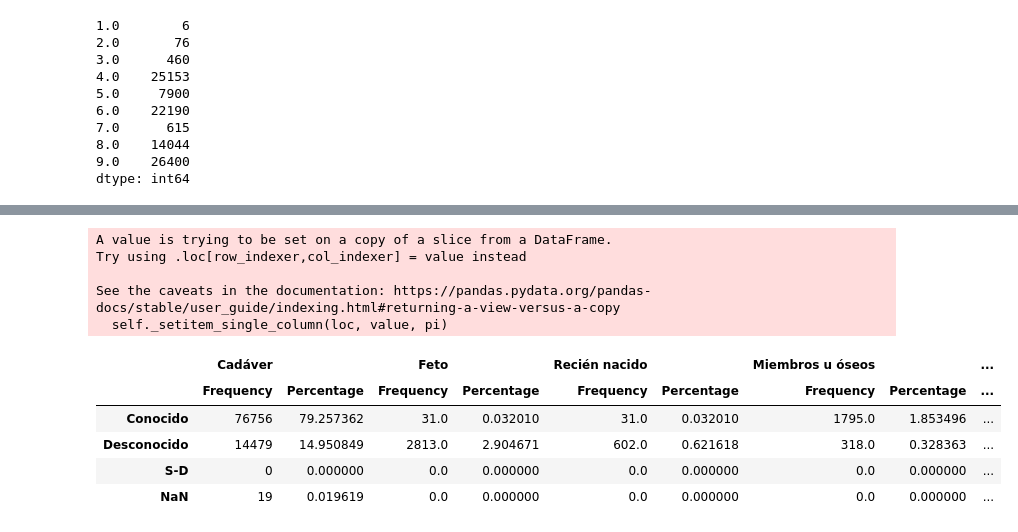
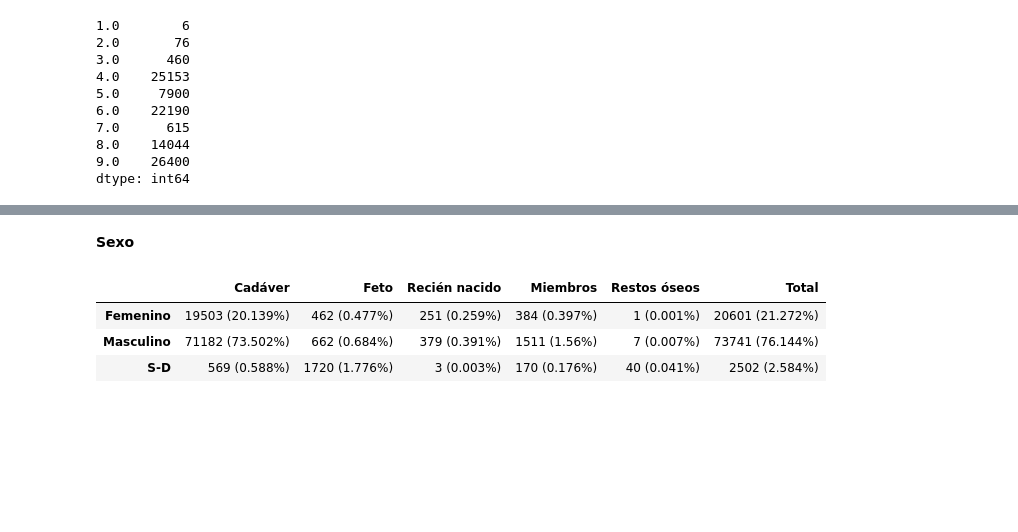
Before and after one commit to mar-esther23/SEMEFO_busqueda, a Jupyter notebook: HBO_analisis.ipynb, the cells around one changed output, grey strips where cells are left out. Cells and saved outputs as stored; diff of their text form; code cells hidden in the pictures; blank space fills up the shorter version.

Commit message:
Edad y sexo

```diff
--- a/HBO_analisis.ipynb
+++ b/HBO_analisis.ipynb
@@ -268,60 +260,9 @@ def categorical_summary(
+# %% [markdown]
+**Sexo**
 # %%
-col_category = 'Conocido_desconocido'
-col_group = 'Tipo_restos'
-top_n = 5
-sort_index = True
-
-as_str
-percen_round
-dropna
-
-df_ = df[[col_group,col_category]]
-df_.loc[df[col_category]=='S-D',col_category] = nan
-#df_.loc[df[col_group]=='Miembros u óseos',col_group] = nan
-
-# Calculate frequency and percentage
-total = df_.shape[0]
-res = dict()
-for k,g in df_.groupby(col_group, dropna=False):
-    freq = g[col_category].value_counts(dropna=False)
-    perc = (freq/total)*100
-    data = pd.concat([freq,perc],axis=1)
-    data.columns = ['Frequency','Percentage']
-    res[k] = data
-
-# Calculate total
-freq_tot = [res[k]['Frequency'] for k in res.keys()]
-freq_tot = pd.concat(freq_tot,axis=1).sum(axis=1)
-perc_tot = [res[k]['Percentage'] for k in res.keys()]
-perc_tot = pd.concat(perc_tot, axis=1).sum(axis=1)
-data = pd.concat([freq_tot,perc_tot],axis=1)
-data.columns = ['Frequency','Percentage']
-res['Total'] = data
-
-# Create dataframe
-res = pd.concat(res, axis=1).fillna(0)
-
-# Get top_n results
-if top_n is not None:
-    res = res.sort_values(by=('Total','Frequency'), ascending=False).head(top_n)
-
-# Sort index, uses categorical index if it exists
-if sort_index:
-    res = res.sort_index()
-
-
-# Format to string
-
-res
+categorical_summary(df['Sexo'], df['Tipo_restos'], percen_round=3, as_str=True)
 # %% [output]
-A value is trying to be set on a copy of a slice from a DataFrame.
-Try using .loc[row_indexer,col_indexer] = value instead
-
-See the caveats in the documentation: https://pandas.pydata.org/pandas-docs/stable/user_guide/indexing.html#returning-a-view-versus-a-copy
-  self._setitem_single_column(loc, value, pi)
-|  | Cadáver |  | Feto |  | Recién nacido |  | Miembros u óseos |  | ... |
-|  | Frequency | Percentage | Frequency | Percentage | Frequency | Percentage | Frequency | Percentage | ... |
-| Conocido | 76756 | 79.257362 | 31.0 | 0.032010 | 31.0 | 0.032010 | 1795.0 | 1.853496 | ... |
-| Desconocido | 14479 | 14.950849 | 2813.0 | 2.904671 | 602.0 | 0.621618 | 318.0 | 0.328363 | ... |
-| S-D | 0 | 0.000000 | 0.0 | 0.000000 | 0.0 | 0.000000 | 0.0 | 0.000000 | ... |
-| NaN | 19 | 0.019619 | 0.0 | 0.000000 | 0.0 | 0.000000 | 0.0 | 0.000000 | ... |
+|  | Cadáver | Feto | Recién nacido | Miembros | Restos óseos | Total |
+| Femenino | 19503 (20.139%) | 462 (0.477%) | 251 (0.259%) | 384 (0.397%) | 1 (0.001%) | 20601 (21.272%) |
+| Masculino | 71182 (73.502%) | 662 (0.684%) | 379 (0.391%) | 1511 (1.56%) | 7 (0.007%) | 73741 (76.144%) |
+| S-D | 569 (0.588%) | 1720 (1.776%) | 3 (0.003%) | 170 (0.176%) | 40 (0.041%) | 2502 (2.584%) |
```
Also changed, not shown: parts of 43 cells of this notebook, 2 other files.
